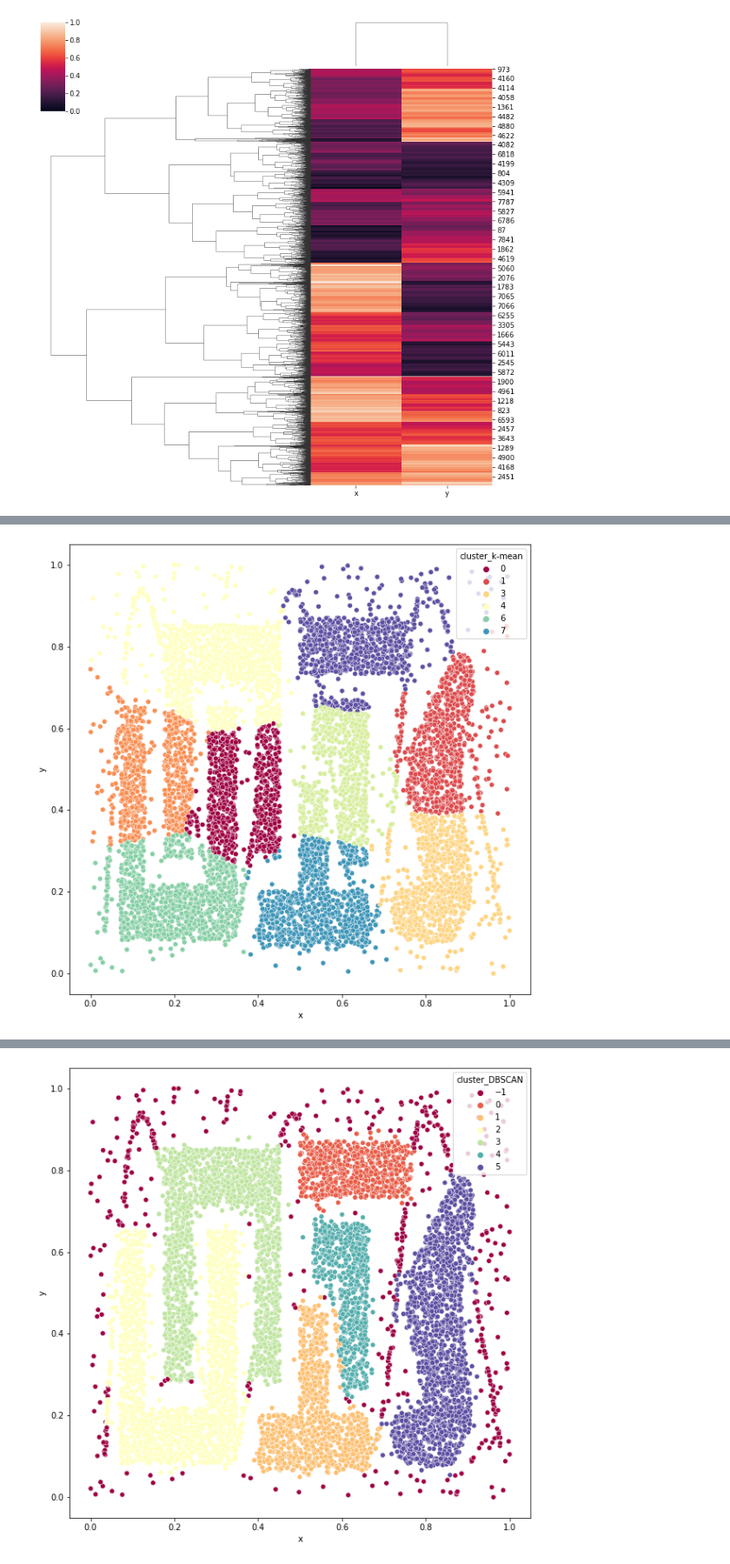
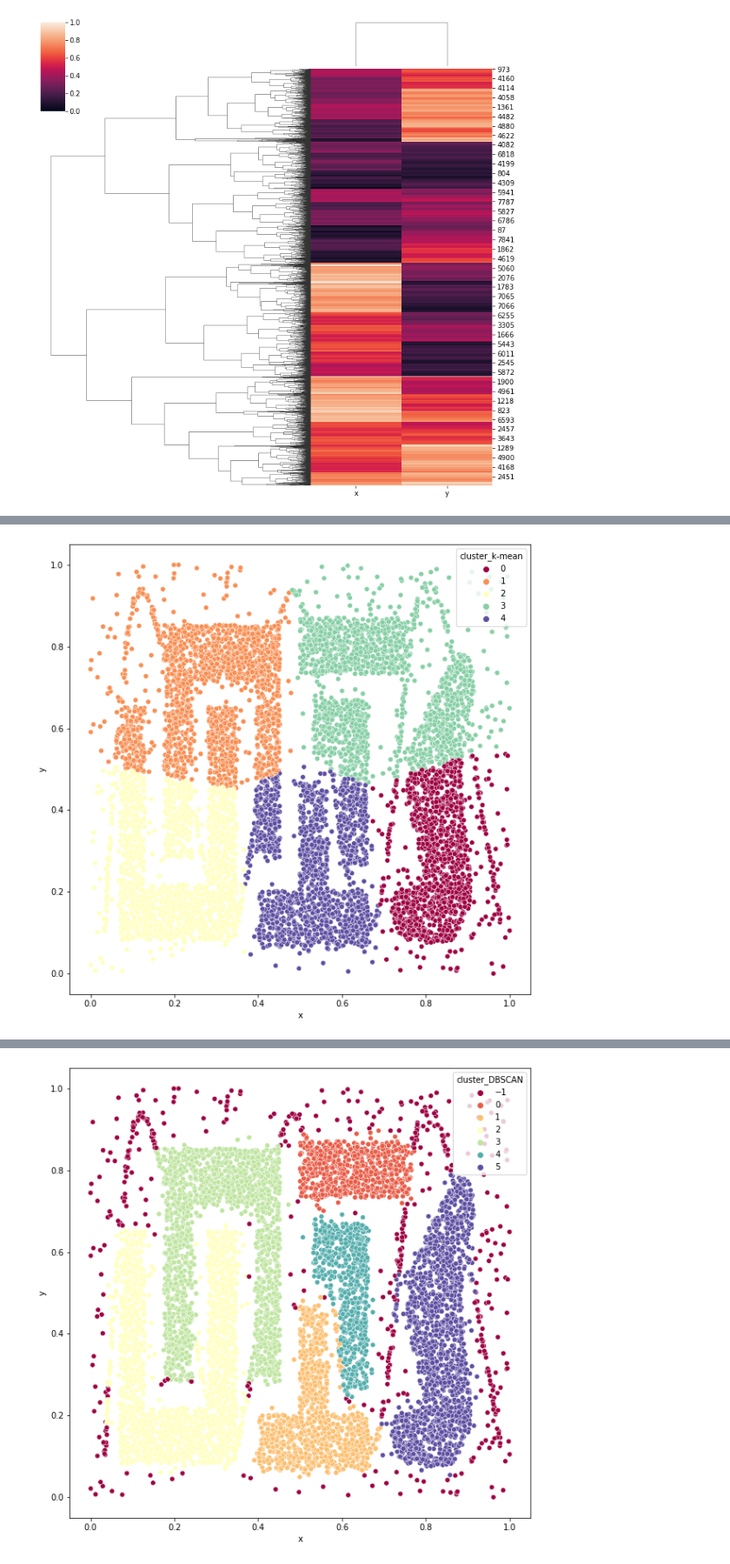
Before and after one commit to DataMathematician/PetResearch, a Jupyter notebook: l4p1.ipynb, the cells around one changed output, grey strips where cells are left out. Shown at 87% size. Saved outputs shown, nothing was run; the diff lists cells and outputs as text; code cells hidden in the pictures.

```diff
--- a/l4p1.ipynb
+++ b/l4p1.ipynb
@@ -103,18 +117,18 @@ df_test = df_mmscaled.copy()
 # %%
 # k-mean
 from sklearn.cluster import KMeans
-model = KMeans(n_clusters=9,random_state=101).fit_predict(df_test)
+model = KMeans(n_clusters=5,random_state=101).fit_predict(df_test)
 df_mmscaled['cluster_k-mean'] = model
 plot_model(df_mmscaled,'cluster_k-mean')
 # видно, что k-mean кластеризировал точки на 6 груп, но очевидно не правильно.
 # Основная проблема в том что данный алгоритм плохо работает с данными, которые
 # выражены сложными формами, как в данном случае.
 # Алгоритм подразумевает наличие центроидов, то есть ближайшие точки к
 # центроиду получат тот же класс, что и центроид (инициализируется случайно).
 # Можно сказать, что кластеры имеют одинаковый диаметр, но граница между
 # кластерами проходит точно посередине между центрами кластеров. Поэтому
 # учитывать только растояние от центра кластера для данного набора не разумно.
 # %% [output]
-[figure, old version]
+[figure, new version]
 # %%
 # Agglomerative clustering
```
Also changed, not shown: parts of 10 cells of this notebook, 1 other file.
